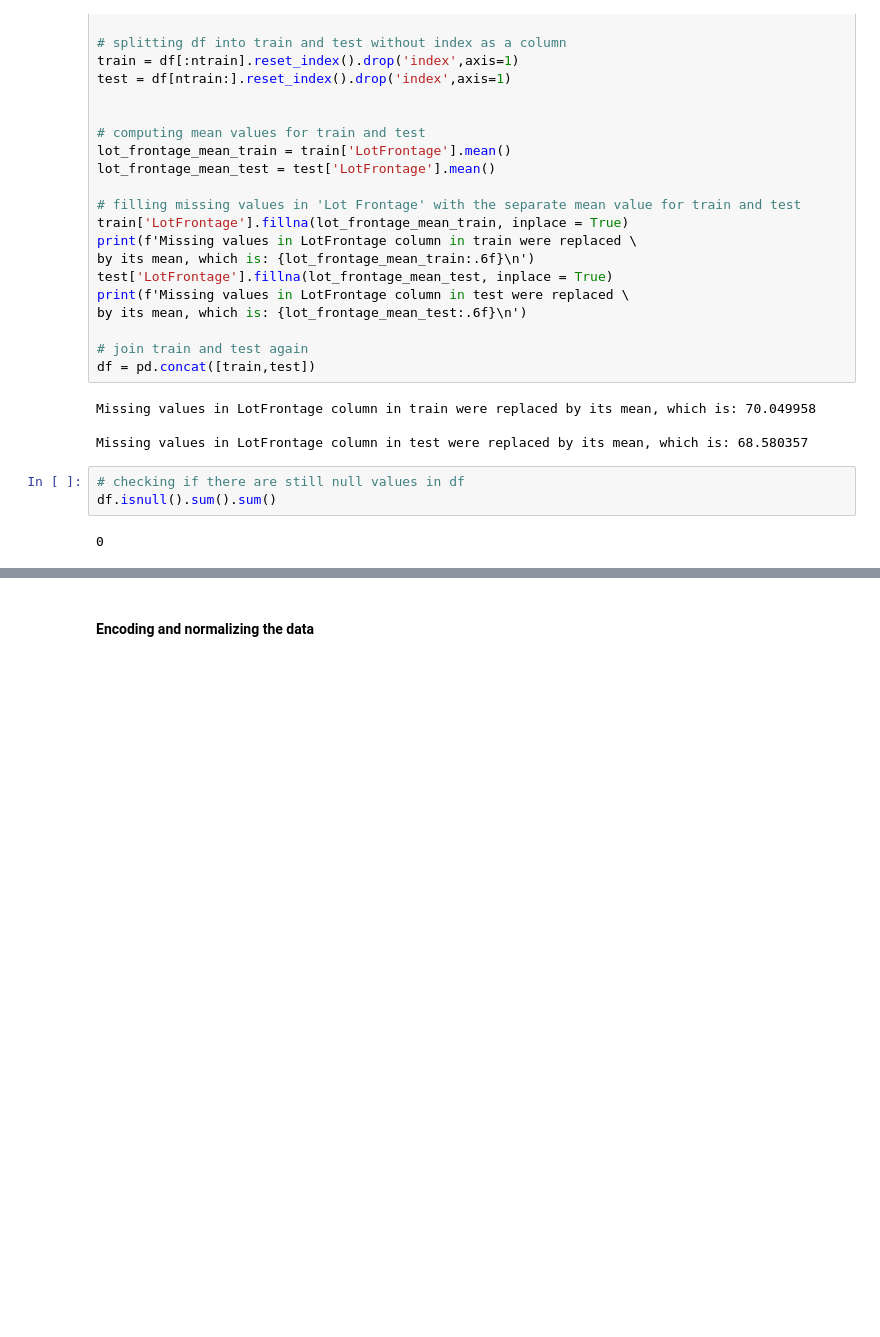
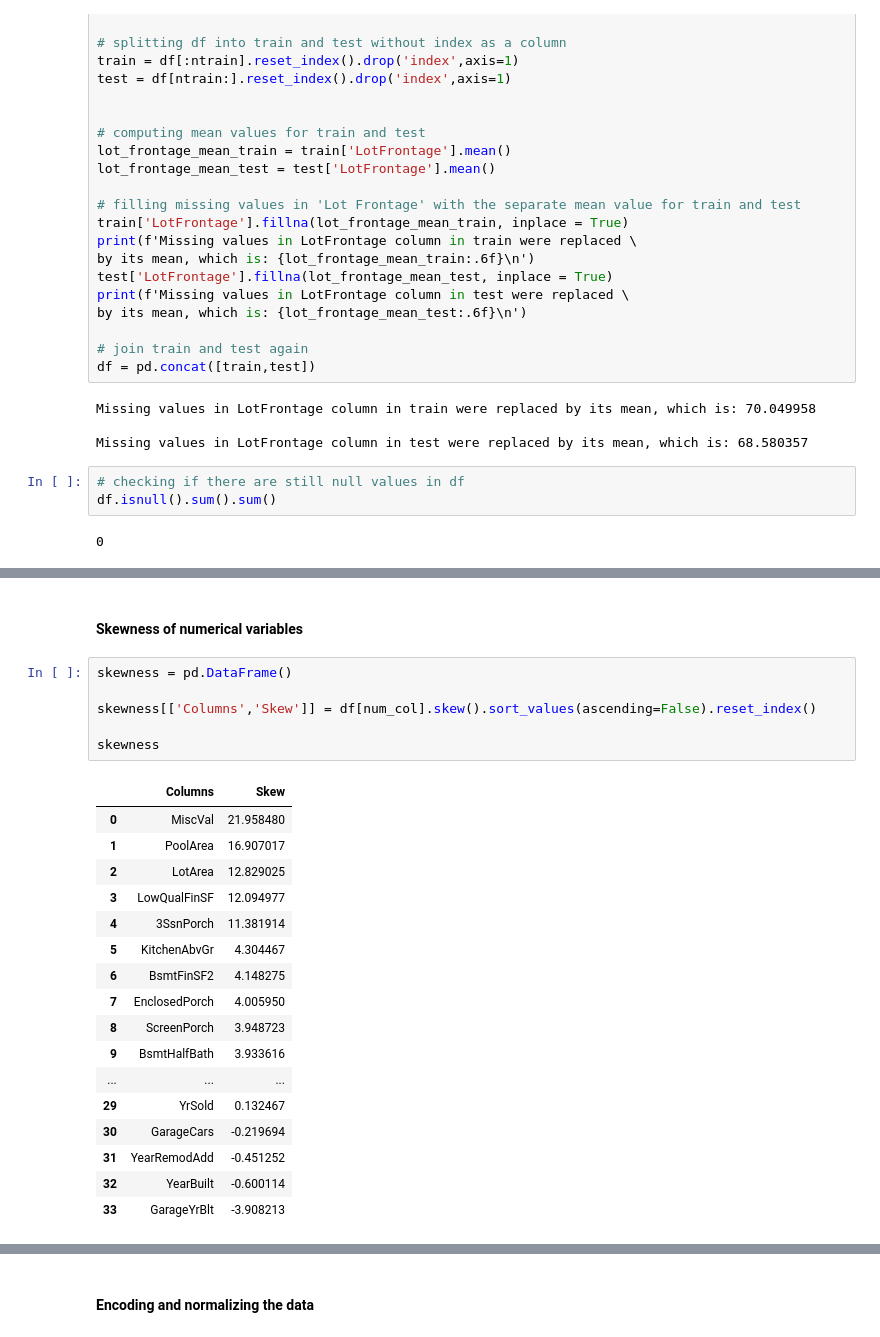
Before and after one commit to eRafaell/kaggle_house_prices_advanced_regression_techniques, a Jupyter notebook: house_prices_regression.ipynb, the cells around one changed output, grey strips where cells are left out. Drawn from its saved outputs; the diff is of its cells as text; blank space fills up the shorter version.

```diff
--- a/house_prices_regression.ipynb
+++ b/house_prices_regression.ipynb
@@ -617 +654,27 @@ dtypes: float64(11), int64(22), object(45)
 memory usage: 1.8+ MB
+# %% [markdown]
+#### Skewness of numerical variables
+# %%
+skewness = pd.DataFrame()
+
+skewness[['Columns','Skew']] = df[num_col].skew().sort_values(ascending=False).reset_index()
+
+skewness
+# %% [output]
+|  | Columns | Skew |
+| 0 | MiscVal | 21.958480 |
+| 1 | PoolArea | 16.907017 |
+| 2 | LotArea | 12.829025 |
+| 3 | LowQualFinSF | 12.094977 |
+| 4 | 3SsnPorch | 11.381914 |
+| 5 | KitchenAbvGr | 4.304467 |
+| 6 | BsmtFinSF2 | 4.148275 |
+| 7 | EnclosedPorch | 4.005950 |
+| 8 | ScreenPorch | 3.948723 |
+| 9 | BsmtHalfBath | 3.933616 |
+| ... | ... | ... |
+| 29 | YrSold | 0.132467 |
+| 30 | GarageCars | -0.219694 |
+| 31 | YearRemodAdd | -0.451252 |
+| 32 | YearBuilt | -0.600114 |
+| 33 | GarageYrBlt | -3.908213 |
```
Also changed, not shown: parts of 23 cells of this notebook.
